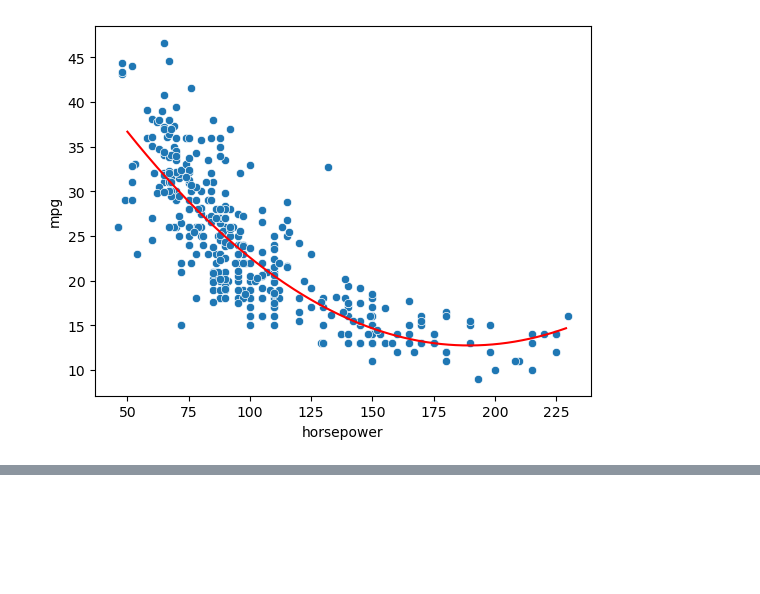
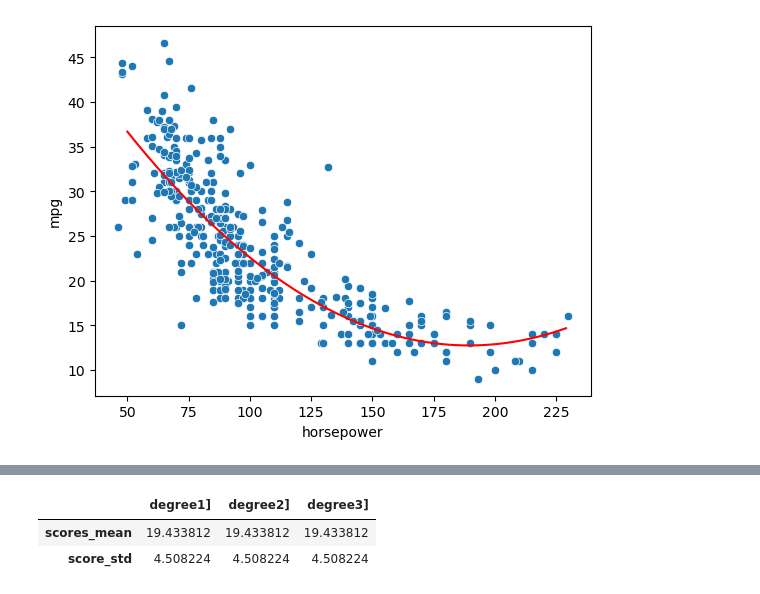
Before and after one commit to yunozon/datascience-py, a Jupyter notebook: study/section10.ipynb, the cells around one changed output, grey strips where cells are left out. Saved outputs shown, nothing was run; the diff lists cells and outputs as text; code cells hidden in the pictures; blank space fills up the shorter version.

```diff
--- a/study/section10.ipynb
+++ b/study/section10.ipynb
@@ -49,0 +118,25 @@ plt.plot(x_axis, pred, 'r')
+# %%
+# pipelineを使った書き方
+from sklearn.model_selection import cross_val_score, RepeatedKFold
+from sklearn.pipeline import Pipeline
+X = df['horsepower'].values.reshape(-1, 1)
+y = df['mpg']
+degrees = [1,2,3]
+model = LinearRegression()
+k = 5
+n_repeats=3
+cv = RepeatedKFold(n_splits=k, n_repeats=n_repeats, random_state=0)
+results = {}
+for d in degrees:
+    # poly = PolynomialFeatures(d)
+    # X_poly = poly.fit_transform(X)
+    pipeline = Pipeline(steps=[('poly', PolynomialFeatures(d)), ('model', LinearRegression())])
+
+    scores = cross_val_score(pi, X_poly, y, scoring='neg_mean_squared_error', cv=cv)
+    results[f'degree{d}]'] = {'scores_mean' : -np.mean(scores), 'score_std' : np.std(scores)}
+# %%
+pd.DataFrame(results)
+# %% [output]
+|  | degree1] | degree2] | degree3] |
+| scores_mean | 19.433812 | 19.433812 | 19.433812 |
+| score_std | 4.508224 | 4.508224 | 4.508224 |
```
Also changed, not shown: parts of 6 cells of this notebook.
